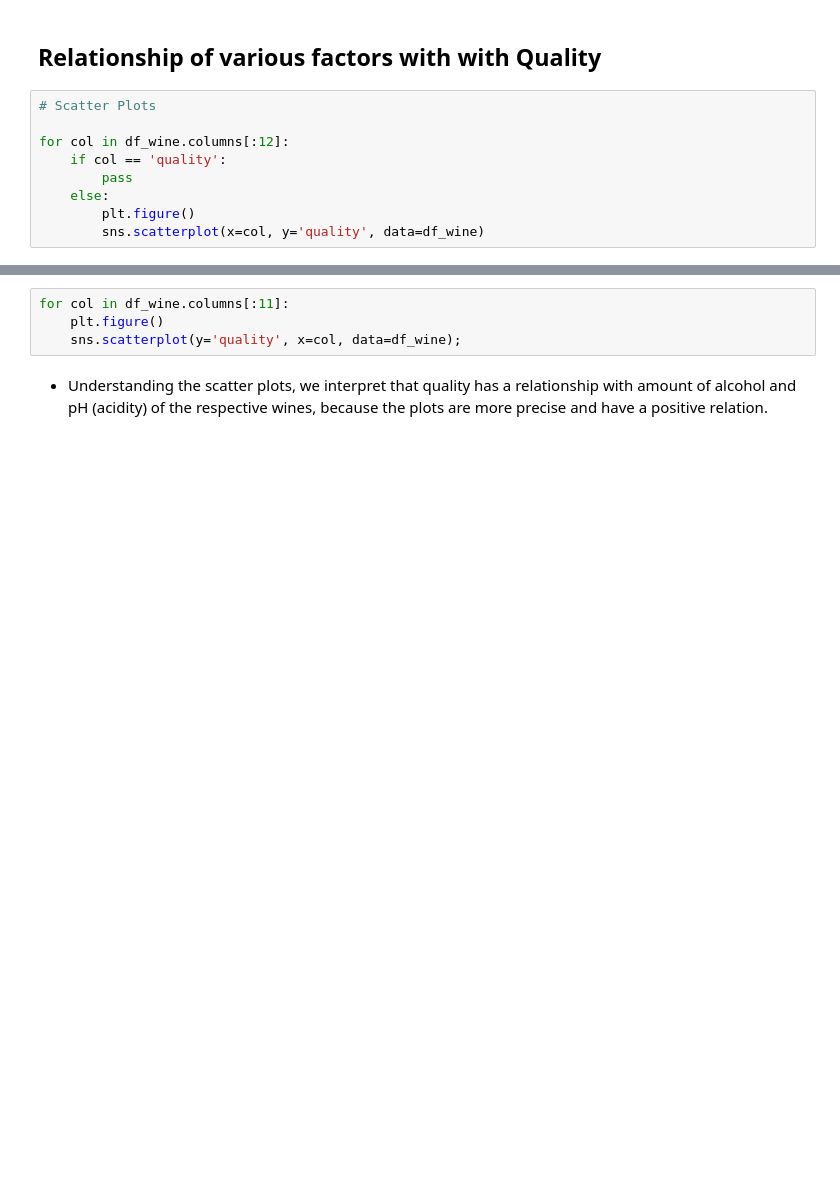
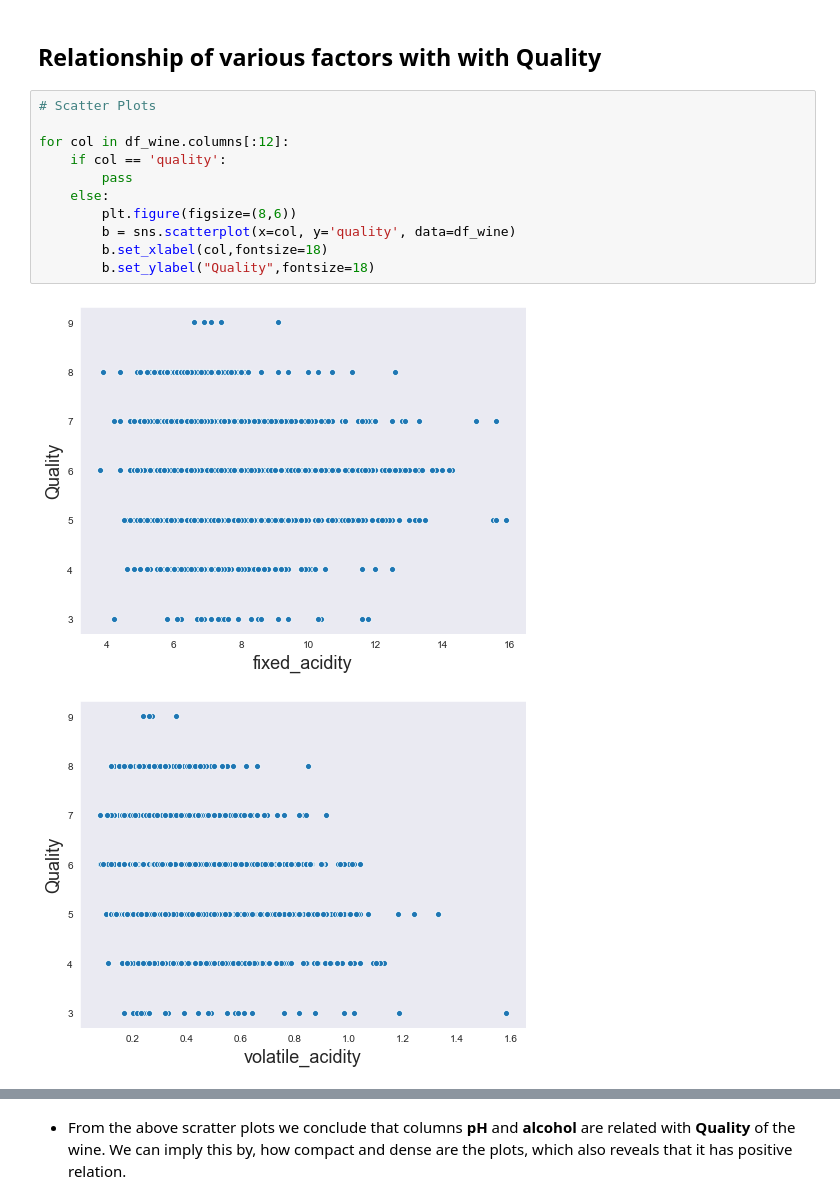
Before and after one commit to 0xNILADRI/wine_quality, a Jupyter notebook: 3.Data_Visualization.ipynb, the cells around one changed output, grey strips where cells are left out. Drawn from its saved outputs; the diff is of its cells as text; blank space fills up the shorter version.

```diff
--- a/3.Data_Visualization.ipynb
+++ b/3.Data_Visualization.ipynb
@@ -122,9 +124,14 @@ plt.legend();
 # %%
 # Scatter Plots
 
 for col in df_wine.columns[:12]:
     if col == 'quality':
         pass
     else:
-        plt.figure()
-        sns.scatterplot(x=col, y='quality', data=df_wine)
+        plt.figure(figsize=(8,6))
+        b = sns.scatterplot(x=col, y='quality', data=df_wine)
+        b.set_xlabel(col,fontsize=18)
+        b.set_ylabel("Quality",fontsize=18)
+# %% [output]
+[figure, added]
+[figure, added]
@@ -131,6 +147,2 @@ for col in df_wine.columns[:12]:
-# %%
-for col in df_wine.columns[:11]:
-    plt.figure()
-    sns.scatterplot(y='quality', x=col, data=df_wine);
-# %% [markdown]
-* Understanding the scatter plots, we interpret that quality has a relationship with amount of alcohol and pH (acidity) of the respective wines, because the plots are more precise and have a positive relation.
+# %% [markdown]
+* From the above scratter plots we conclude that columns __pH__ and __alcohol__ are related with __Quality__ of the wine. We can imply this by, how compact and dense are the plots, which also reveals that it has positive relation.
```
Also changed, not shown: parts of 3 cells of this notebook, 1 other file.
